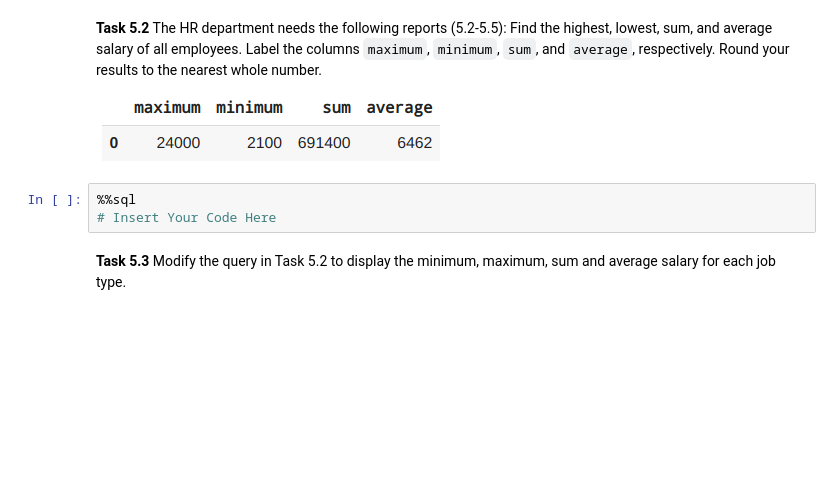
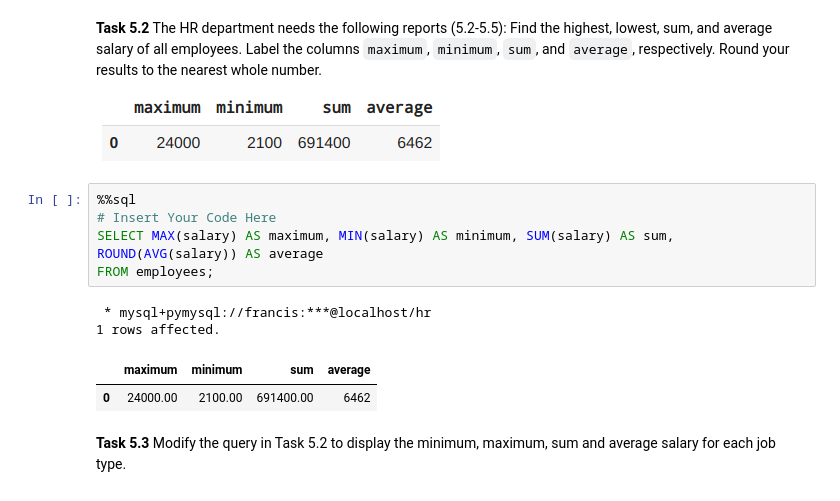
Before and after one commit to Ckodrad/CM3010-Database-Labs, a Jupyter notebook: Labs/MySQL Hand-On Lab.ipynb, the cells around one changed output. Drawn from its saved outputs; the diff is of its cells as text; blank space fills up the shorter version.

```diff
--- a/Labs/MySQL Hand-On Lab.ipynb
+++ b/Labs/MySQL Hand-On Lab.ipynb
@@ -496,9 +504,16 @@ groups of data.
 nearest whole number.
 
 ![image.png](embedded-picture-1)
-# %%
-%%sql
-# Insert Your Code Here
+# %%
+%%sql
+# Insert Your Code Here
+SELECT MAX(salary) AS maximum, MIN(salary) AS minimum, SUM(salary) AS sum, ROUND(AVG(salary)) AS average
+FROM employees;
+# %% [output]
+ * mysql+pymysql://francis:***@localhost/hr
+1 rows affected.
+|  | maximum | minimum | sum | average |
+| 0 | 24000.00 | 2100.00 | 691400.00 | 6462 |
 # %% [markdown]
 **Task 5.3** Modify the query in Task 5.2 to display the minimum, maximum, sum and average salary for each job type.
 
```
Also changed, not shown: parts of 8 cells of this notebook.
